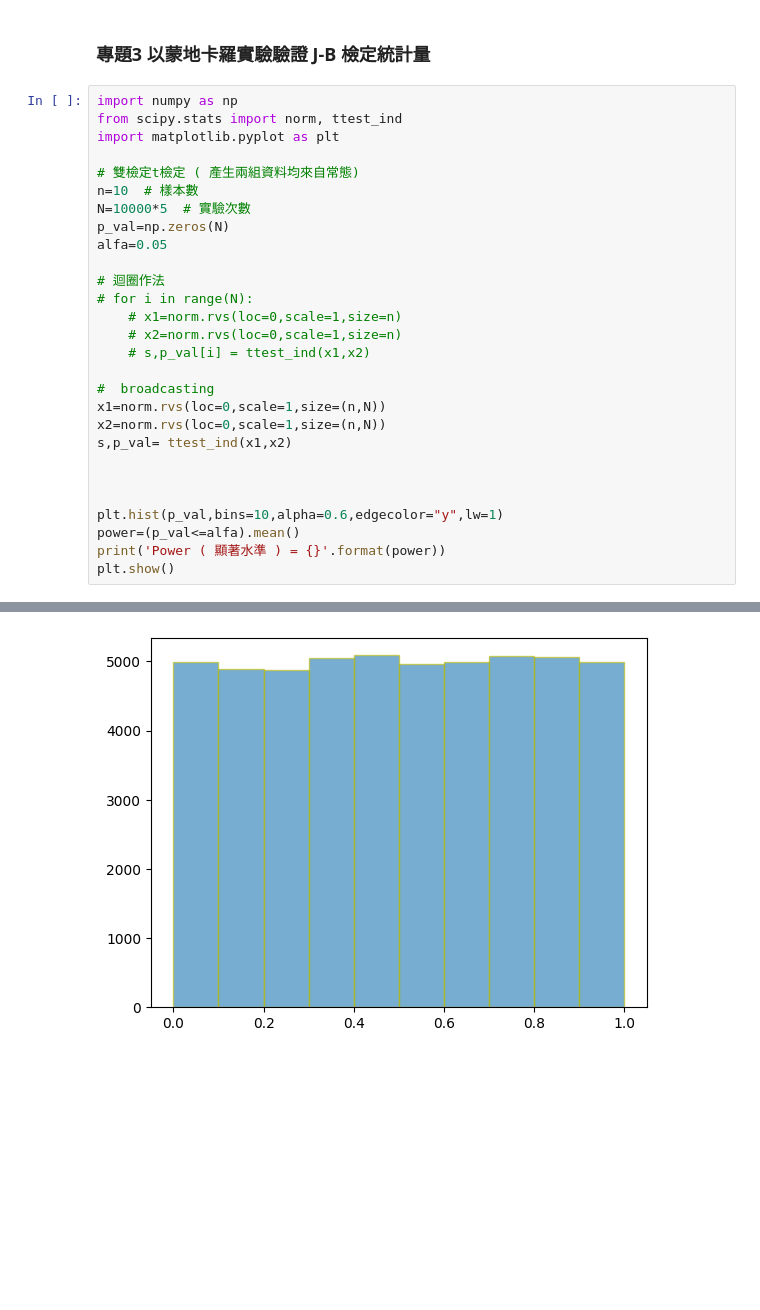
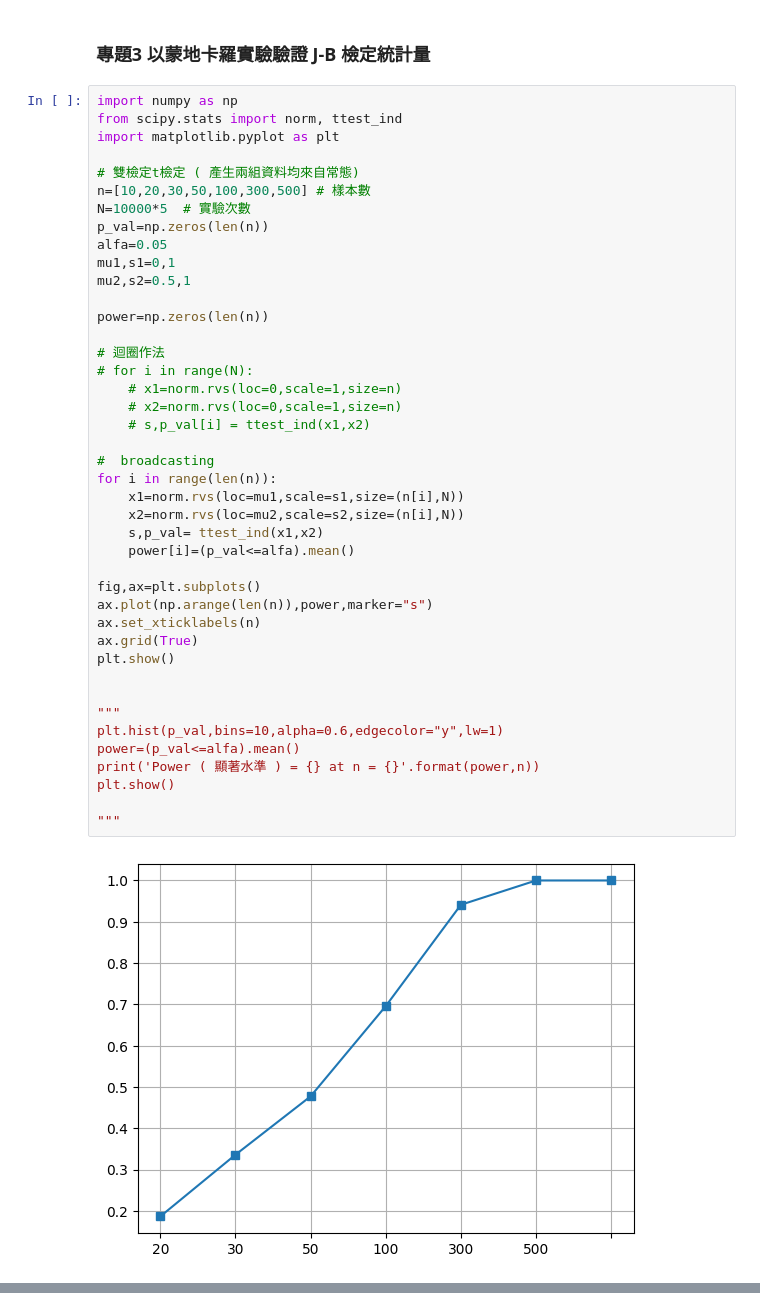
Before and after one commit to Simmonslin/PyStatistics, a Jupyter notebook: pi_estimation.ipynb, the cells around one changed output, grey strips where cells are left out. Cells and saved outputs as stored; diff of their text form; blank space fills up the shorter version.

```diff
--- a/pi_estimation.ipynb
+++ b/pi_estimation.ipynb
@@ -57,29 +57,44 @@ ax.set_aspect(1)
 # %%
 import numpy as np
 from scipy.stats import norm, ttest_ind
 import matplotlib.pyplot as plt
 
 # 雙檢定t檢定 ( 產生兩組資料均來自常態)
-n=10  # 樣本數
+n=[10,20,30,50,100,300,500] # 樣本數
 N=10000*5  # 實驗次數
-p_val=np.zeros(N)
+p_val=np.zeros(len(n))
 alfa=0.05
+mu1,s1=0,1
+mu2,s2=0.5,1
+
+power=np.zeros(len(n))
 
 # 迴圈作法
 # for i in range(N):
     # x1=norm.rvs(loc=0,scale=1,size=n)
     # x2=norm.rvs(loc=0,scale=1,size=n)
     # s,p_val[i] = ttest_ind(x1,x2)
 
 #  broadcasting
-x1=norm.rvs(loc=0,scale=1,size=(n,N))
-x2=norm.rvs(loc=0,scale=1,size=(n,N))
-s,p_val= ttest_ind(x1,x2)
+for i in range(len(n)):
+    x1=norm.rvs(loc=mu1,scale=s1,size=(n[i],N))
+    x2=norm.rvs(loc=mu2,scale=s2,size=(n[i],N))
+    s,p_val= ttest_ind(x1,x2)
+    power[i]=(p_val<=alfa).mean()
+
+fig,ax=plt.subplots()
+ax.plot(np.arange(len(n)),power,marker="s")
+ax.set_xticklabels(n)
+ax.grid(True)
+plt.show()
 
 
-
+"""
 plt.hist(p_val,bins=10,alpha=0.6,edgecolor="y",lw=1)
 power=(p_val<=alfa).mean()
-print('Power ( 顯著水準 ) = {}'.format(power))
+print('Power ( 顯著水準 ) = {} at n = {}'.format(power,n))
 plt.show()
+
+"""
 # %% [output]
+[figure, new version]
@@ -87 +101,0 @@ Power ( 顯著水準 ) = 0.04932
-[figure, old version]
```
Also changed, not shown: parts of 4 cells of this notebook.
